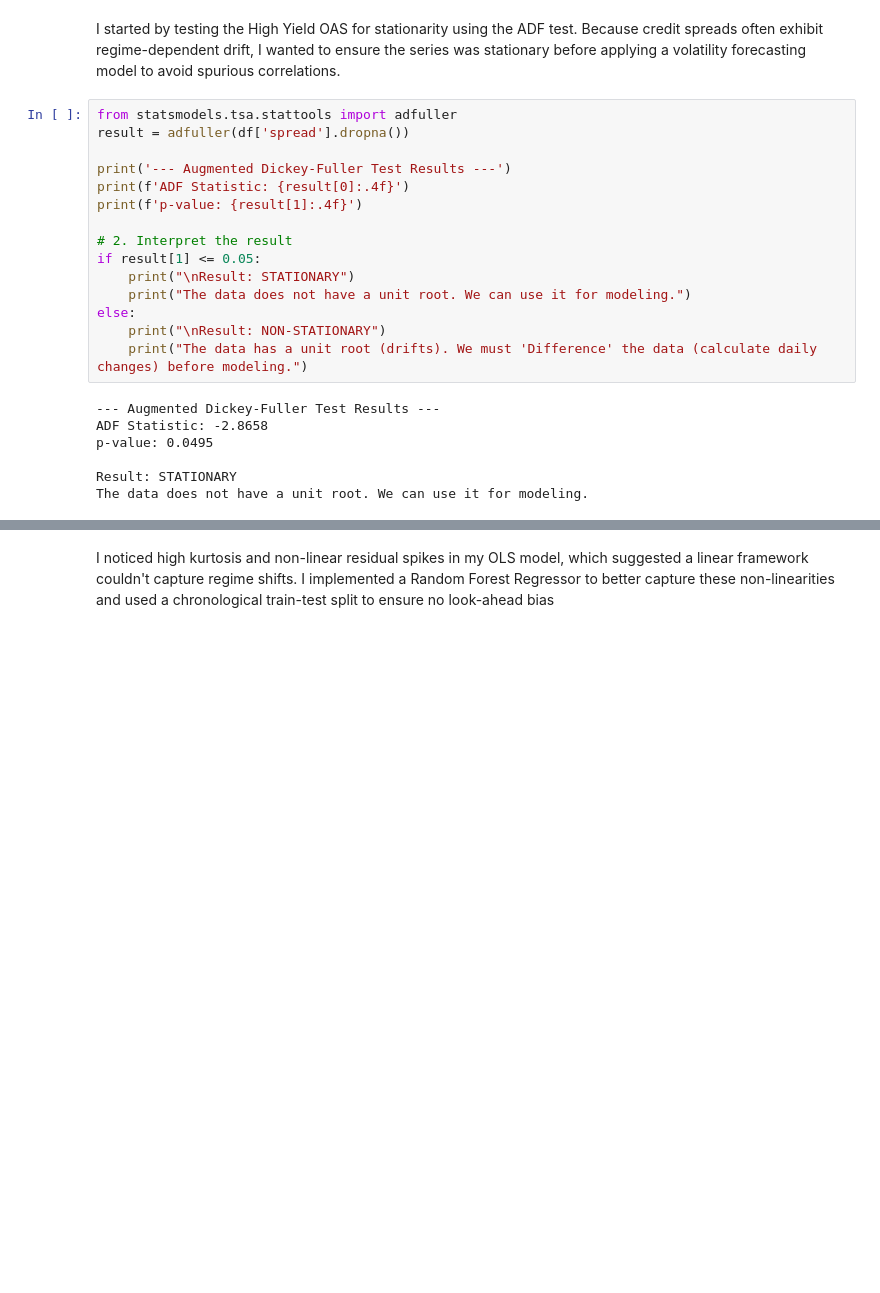
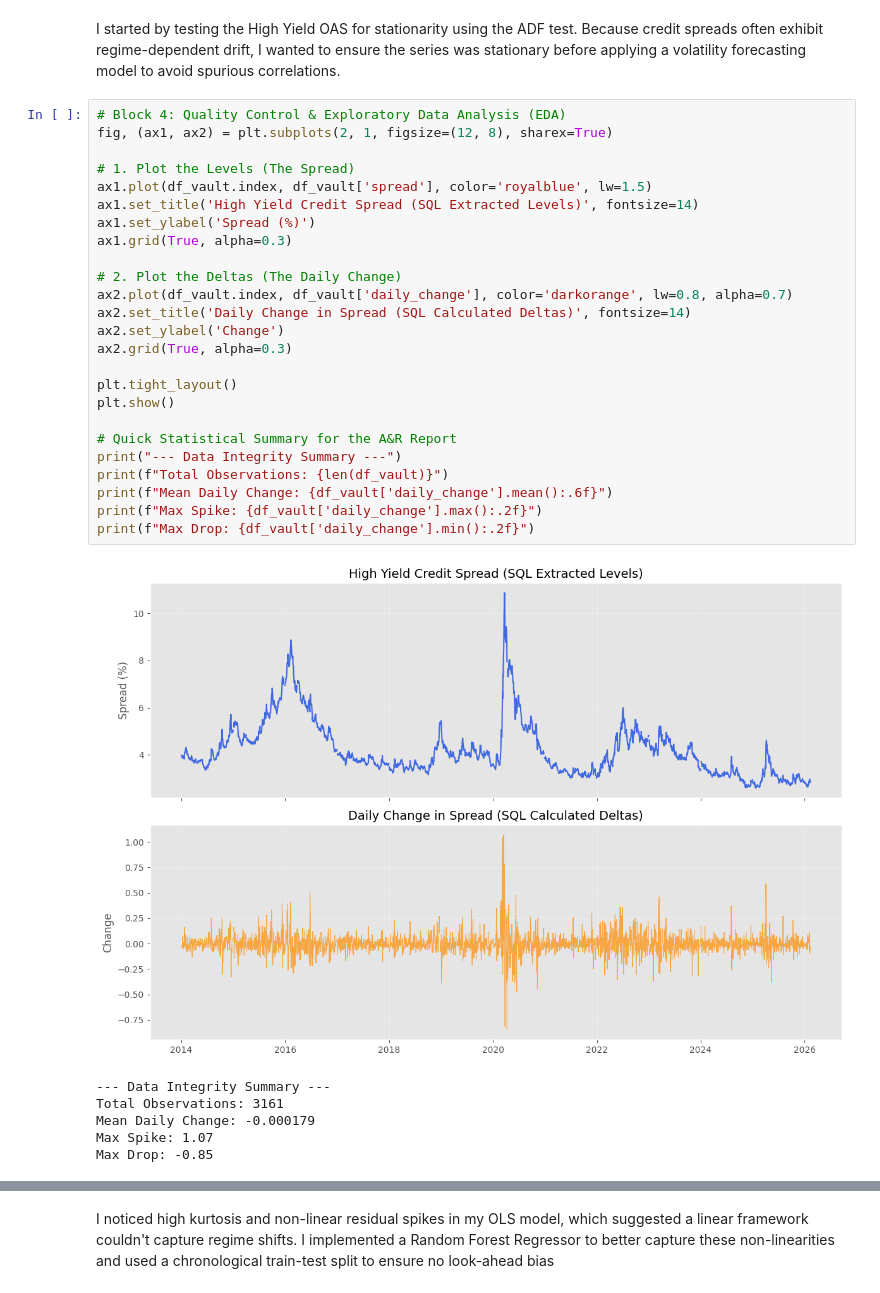
Before and after one commit to jfife-collab/credit-spread-volatility-model, a Jupyter notebook: 01_data_and_eda.ipynb, the cells around one changed output, grey strips where cells are left out. Drawn from its saved outputs; the diff is of its cells as text; blank space fills up the shorter version.

```diff
--- a/01_data_and_eda.ipynb
+++ b/01_data_and_eda.ipynb
@@ -46,25 +128,35 @@ df.tail(10)
 # %% [markdown]
 I started by testing the High Yield OAS for stationarity using the ADF test. Because credit spreads often exhibit regime-dependent drift, I wanted to ensure the series was stationary before applying a volatility forecasting model to avoid spurious correlations.
 # %%
-from statsmodels.tsa.stattools import adfuller
-result = adfuller(df['spread'].dropna())
+# Block 4: Quality Control & Exploratory Data Analysis (EDA)
+fig, (ax1, ax2) = plt.subplots(2, 1, figsize=(12, 8), sharex=True)
 
-print('--- Augmented Dickey-Fuller Test Results ---')
-print(f'ADF Statistic: {result[0]:.4f}')
-print(f'p-value: {result[1]:.4f}')
+# 1. Plot the Levels (The Spread)
+ax1.plot(df_vault.index, df_vault['spread'], color='royalblue', lw=1.5)
+ax1.set_title('High Yield Credit Spread (SQL Extracted Levels)', fontsize=14)
+ax1.set_ylabel('Spread (%)')
+ax1.grid(True, alpha=0.3)
 
-# 2. Interpret the result
-if result[1] <= 0.05:
-    print("\nResult: STATIONARY")
-    print("The data does not have a unit root. We can use it for modeling.")
-else:
-    print("\nResult: NON-STATIONARY")
-    print("The data has a unit root (drifts). We must 'Difference' the data (calculate daily changes) before modeling.")
+# 2. Plot the Deltas (The Daily Change)
+ax2.plot(df_vault.index, df_vault['daily_change'], color='darkorange', lw=0.8, alpha=0.7)
+ax2.set_title('Daily Change in Spread (SQL Calculated Deltas)', fontsize=14)
+ax2.set_ylabel('Change')
+ax2.grid(True, alpha=0.3)
+
+plt.tight_layout()
+plt.show()
+
+# Quick Statistical Summary for the A&R Report
+print("--- Data Integrity Summary ---")
+print(f"Total Observations: {len(df_vault)}")
+print(f"Mean Daily Change: {df_vault['daily_change'].mean():.6f}")
+print(f"Max Spike: {df_vault['daily_change'].max():.2f}")
+print(f"Max Drop: {df_vault['daily_change'].min():.2f}")
 # %% [output]
+[figure, added]
---- Augmented Dickey-Fuller Test Results ---
-ADF Statistic: -2.8658
-p-value: 0.0495
-
-Result: STATIONARY
-The data does not have a unit root. We can use it for modeling.
+--- Data Integrity Summary ---
+Total Observations: 3161
+Mean Daily Change: -0.000179
+Max Spike: 1.07
+Max Drop: -0.85
 # %%
```
Also changed, not shown: parts of 17 cells of this notebook, 2 other files.
